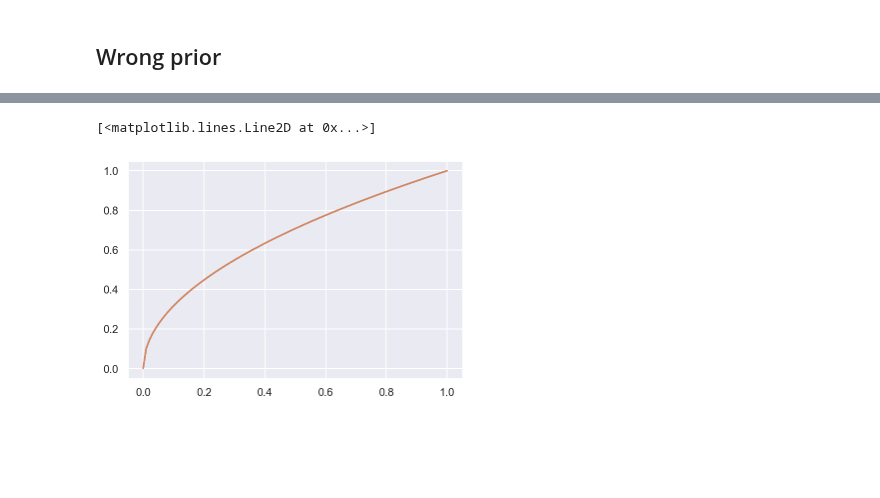
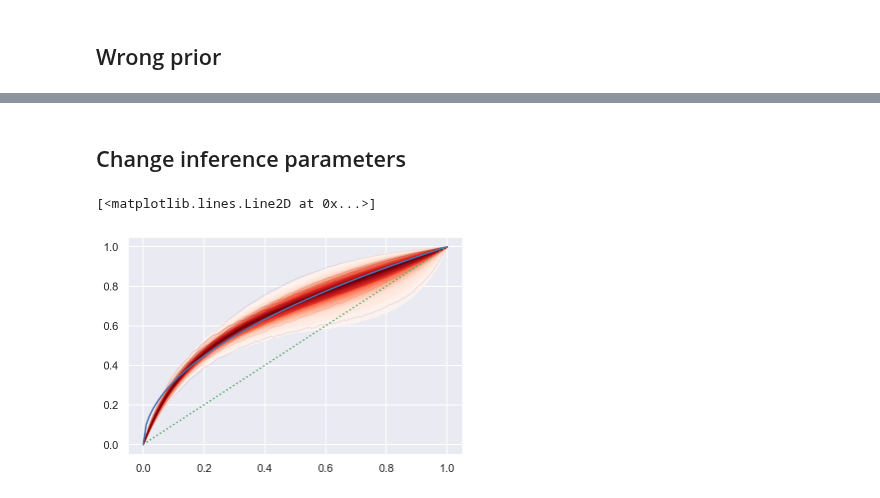
Before and after one commit to AurelienNioche/TransformedGP, a Jupyter notebook: using-gpytorch/model-discrepancy-gpytorch-SIGMOID.ipynb, the cells around one changed output, grey strips where cells are left out. Cells and saved outputs as stored; diff of their text form; code cells hidden in the pictures; blank space fills up the shorter version.

```diff
--- a/using-gpytorch/model-discrepancy-gpytorch-SIGMOID.ipynb
+++ b/using-gpytorch/model-discrepancy-gpytorch-SIGMOID.ipynb
@@ -291,7 +301,21 @@ ax.plot(test_x, u_lin(test_x, None), ls=':', color='C2')
-# %%
-fig, ax = plt.subplots()
-ax.plot(test_x, u_model(test_x, theta))
-ax.plot(test_x, torch.sigmoid(torch.logit(u_model(test_x, theta))))
-# %% [output]
-[<matplotlib.lines.Line2D at 0x...>]
-[figure, removed]
+# %% [markdown]
+## Change inference parameters
+# %%
+model, losses = run_inference(
+    data=data, u_model=u_lin,
+    theta=theta, tau=tau, n_samples=1, training_iter=200,
+    learning_rate=0.04,
+    jitter=1e-07,
+    learn_inducing_locations=True,
+    n_inducing_points=1000)
+# %%
+test_x = torch.linspace(0, 1, 101)
+f_preds = model(test_x)
+pred = torch.sigmoid(f_preds.sample(torch.Size((1000,)))).numpy()
+fig, ax = plt.subplots()
+plot_gp_dist(ax, pred, test_x)
+ax.plot(test_x, u_model(test_x, theta))
+ax.plot(test_x, u_lin(test_x, None), ls=':', color='C2')
+# %% [output]
+[<matplotlib.lines.Line2D at 0x...>]
+[figure, added]
```
Also changed, not shown: parts of 9 cells of this notebook.
